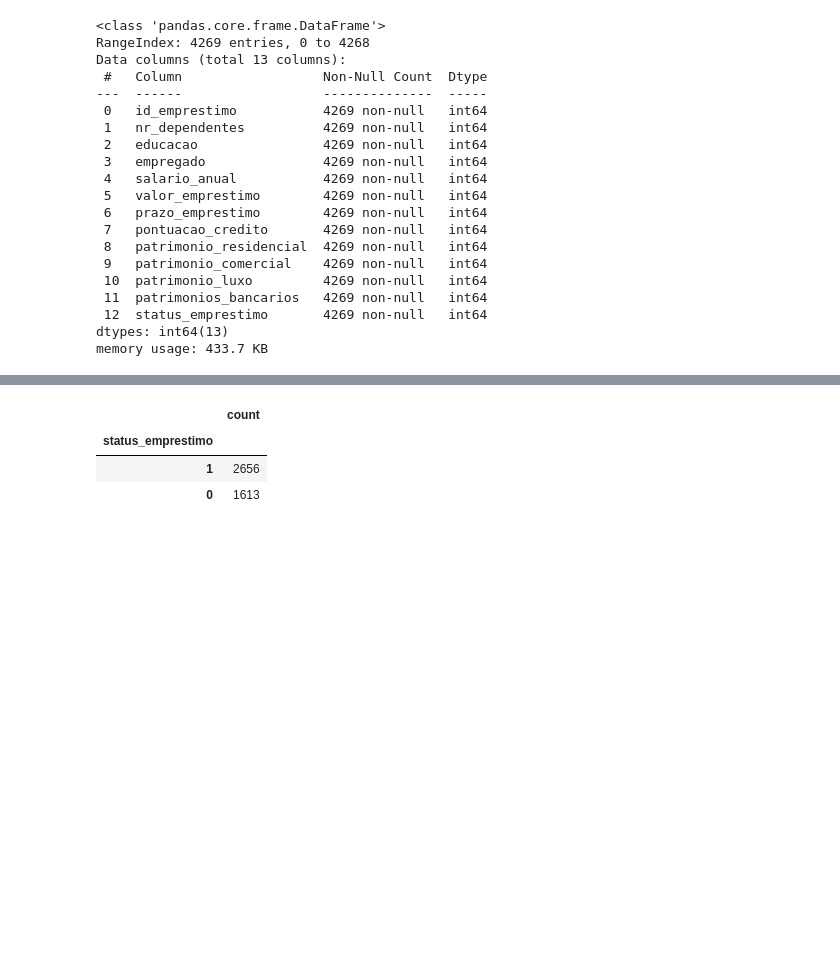
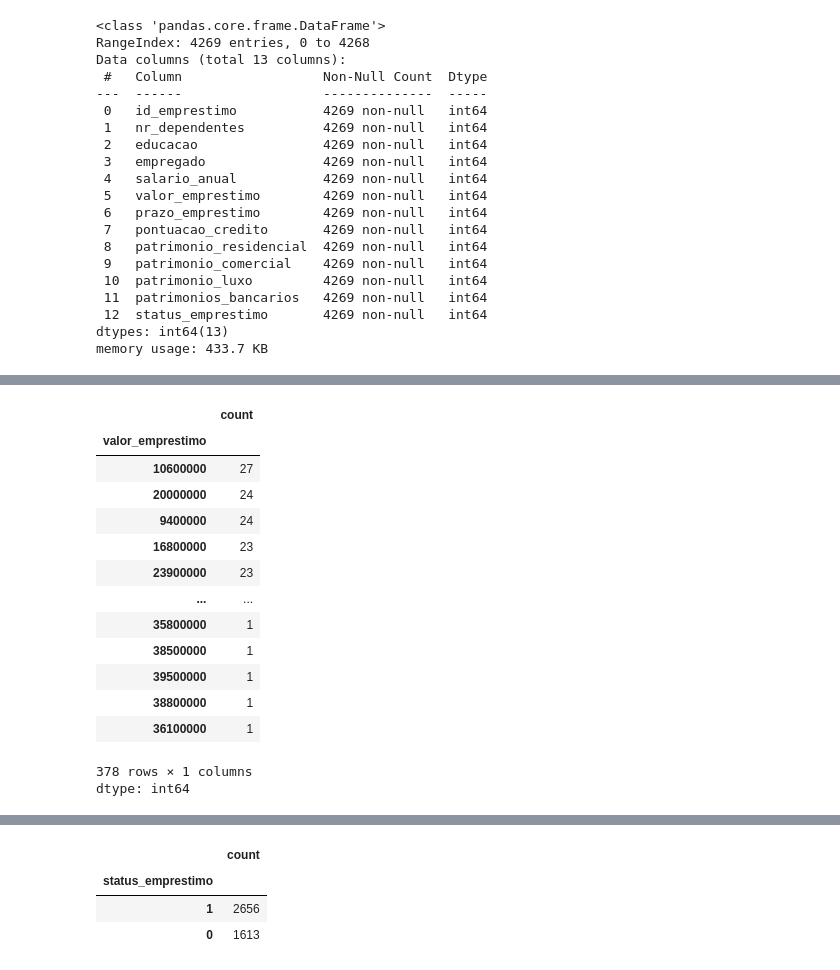
Before and after one commit to dayviddouglas/arvore_decisao_aprovacao_emprestimos, a Jupyter notebook: main.ipynb, the cells around one changed output, grey strips where cells are left out. Cells and saved outputs as stored; diff of their text form; code cells hidden in the pictures; blank space fills up the shorter version.

```diff
--- a/main.ipynb
+++ b/main.ipynb
@@ -154,0 +217,27 @@ memory usage: 433.7 KB
+# %%
+dados_Atualizados.loc[(dados_Atualizados['salario_anual'] >= 200000) & (dados_Atualizados['salario_anual'] <= 1300000), 'salario_anual'] = 1
+dados_Atualizados.loc[(dados_Atualizados['salario_anual'] > 1300000) & (dados_Atualizados['salario_anual'] <= 2500000), 'salario_anual'] = 2
+dados_Atualizados.loc[(dados_Atualizados['salario_anual'] > 2500000) & (dados_Atualizados['salario_anual'] <= 3700000), 'salario_anual'] = 3
+dados_Atualizados.loc[(dados_Atualizados['salario_anual'] > 3700000) & (dados_Atualizados['salario_anual'] <= 4700000), 'salario_anual'] = 4
+dados_Atualizados.loc[(dados_Atualizados['salario_anual'] > 4700000) & (dados_Atualizados['salario_anual'] <= 5900000), 'salario_anual'] = 5
+dados_Atualizados.loc[(dados_Atualizados['salario_anual'] > 5900000) & (dados_Atualizados['salario_anual'] <= 7000000), 'salario_anual'] = 6
+dados_Atualizados.loc[(dados_Atualizados['salario_anual'] > 7000000) & (dados_Atualizados['salario_anual'] <= 8100000), 'salario_anual'] = 7
+dados_Atualizados.loc[(dados_Atualizados['salario_anual'] > 8100000) & (dados_Atualizados['salario_anual'] <= 9900000), 'salario_anual'] = 8
+# %%
+dados_Atualizados['valor_emprestimo'].value_counts()
+# %% [output]
+|  | count |
+| valor_emprestimo |  |
+| 10600000 | 27 |
+| 20000000 | 24 |
+| 9400000 | 24 |
+| 16800000 | 23 |
+| 23900000 | 23 |
+| ... | ... |
+| 35800000 | 1 |
+| 38500000 | 1 |
+| 39500000 | 1 |
+| 38800000 | 1 |
+| 36100000 | 1 |
+378 rows × 1 columns
+dtype: int64
```
Also changed, not shown: parts of 21 cells of this notebook.
